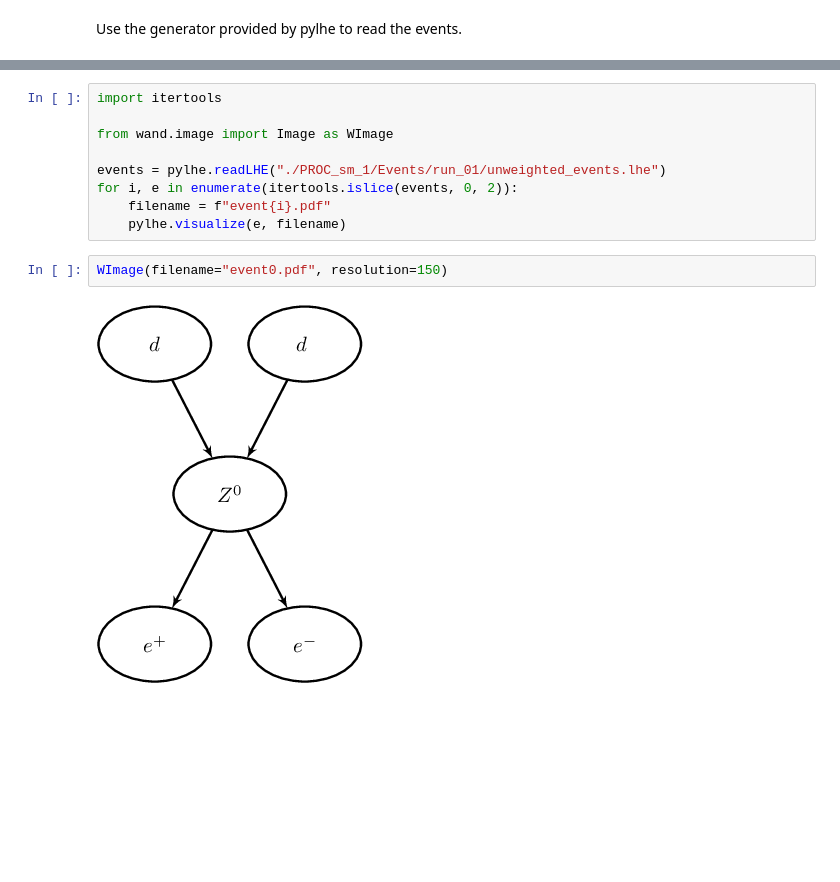
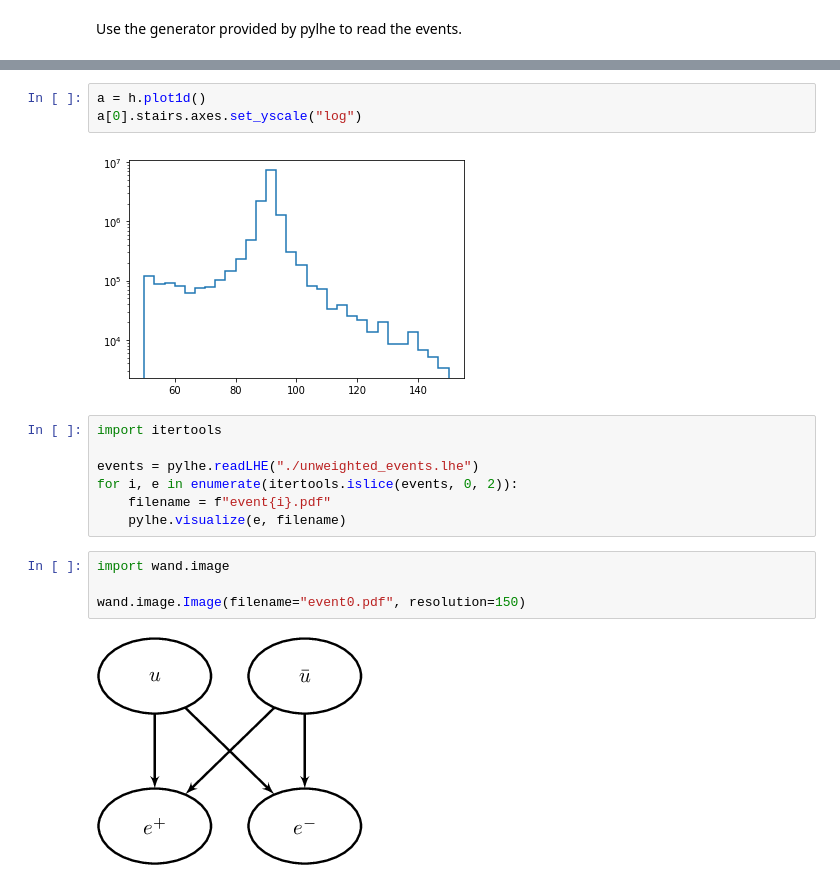
Before and after one commit to scikit-hep/pylhe, a Jupyter notebook: examples/zpeak.ipynb, the cells around one changed output, grey strips where cells are left out. Saved outputs shown, nothing was run; the diff lists cells and outputs as text; blank space fills up the shorter version.

```diff
--- a/examples/zpeak.ipynb
+++ b/examples/zpeak.ipynb
@@ -39,14 +30,19 @@ c
+# %%
+a = h.plot1d()
+a[0].stairs.axes.set_yscale("log")
+# %% [output]
+[figure, added]
 # %%
 import itertools
 
-from wand.image import Image as WImage
-
-events = pylhe.readLHE("./PROC_sm_1/Events/run_01/unweighted_events.lhe")
+events = pylhe.readLHE("./unweighted_events.lhe")
 for i, e in enumerate(itertools.islice(events, 0, 2)):
     filename = f"event{i}.pdf"
     pylhe.visualize(e, filename)
 # %%
-WImage(filename="event0.pdf", resolution=150)
+import wand.image
+
+wand.image.Image(filename="event0.pdf", resolution=150)
 # %% [output]
-[figure, old version]
+[figure, new version]
 # %%
```
Also changed, not shown: parts of 8 cells of this notebook.
